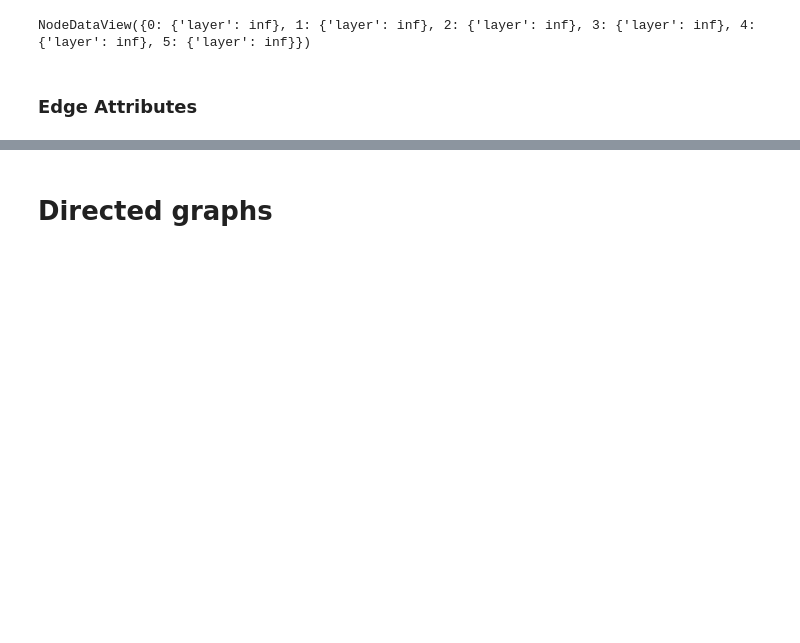
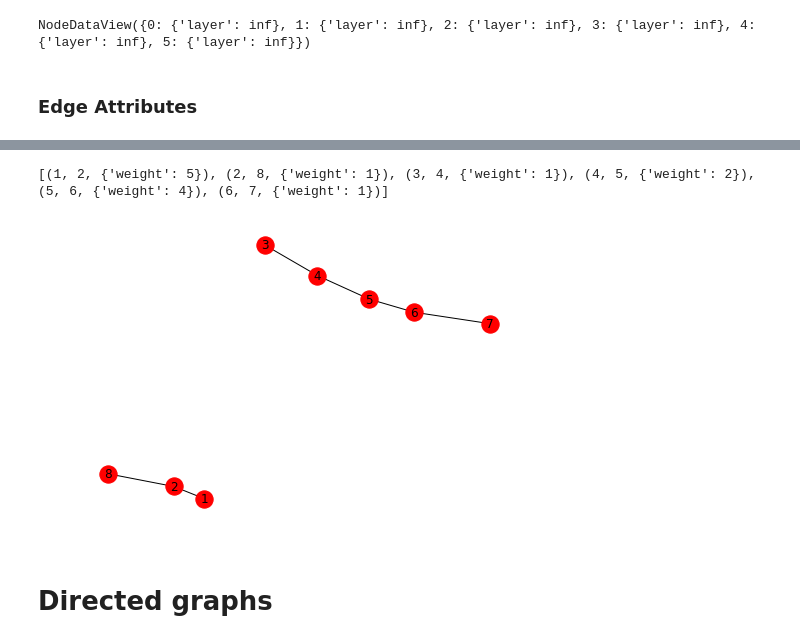
Before and after one commit to Falcon43/Python, a Jupyter notebook: datastructures/networkx.ipynb, the cells around one changed output, grey strips where cells are left out. Saved outputs shown, nothing was run; the diff lists cells and outputs as text; code cells hidden in the pictures; blank space fills up the shorter version.

```diff
--- a/datastructures/networkx.ipynb
+++ b/datastructures/networkx.ipynb
@@ -292,3 +302,14 @@ print( G.edges.data() )
+# %%
+challenge_graph = nx.Graph()
+edges = [ (3, 4, 1), (4, 5, 2), (5, 6, 4), (6, 7, 1)]
+challenge_graph.add_weighted_edges_from(edges)
+edges2 = [(1, 2, 5), (2, 8, 1)]
+challenge_graph.add_weighted_edges_from(edges2)
+nx.draw(challenge_graph, with_labels = True)
+print(challenge_graph.edges.data())
+# %% [output]
+[(1, 2, {'weight': 5}), (2, 8, {'weight': 1}), (3, 4, {'weight': 1}), (4, 5, {'weight': 2}), (5, 6, {'weight': 4}), (6, 7, {'weight': 1})]
+[figure, added]
 # %% [markdown]
 # Directed graphs
 # %%
```
Also changed, not shown: parts of 6 cells of this notebook.
